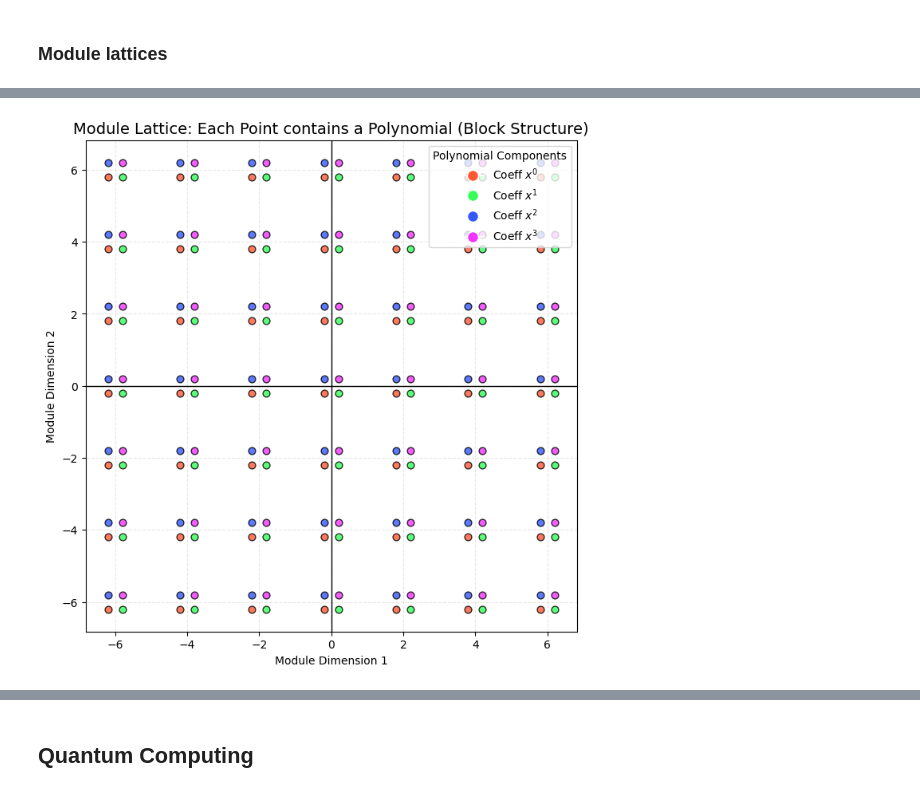
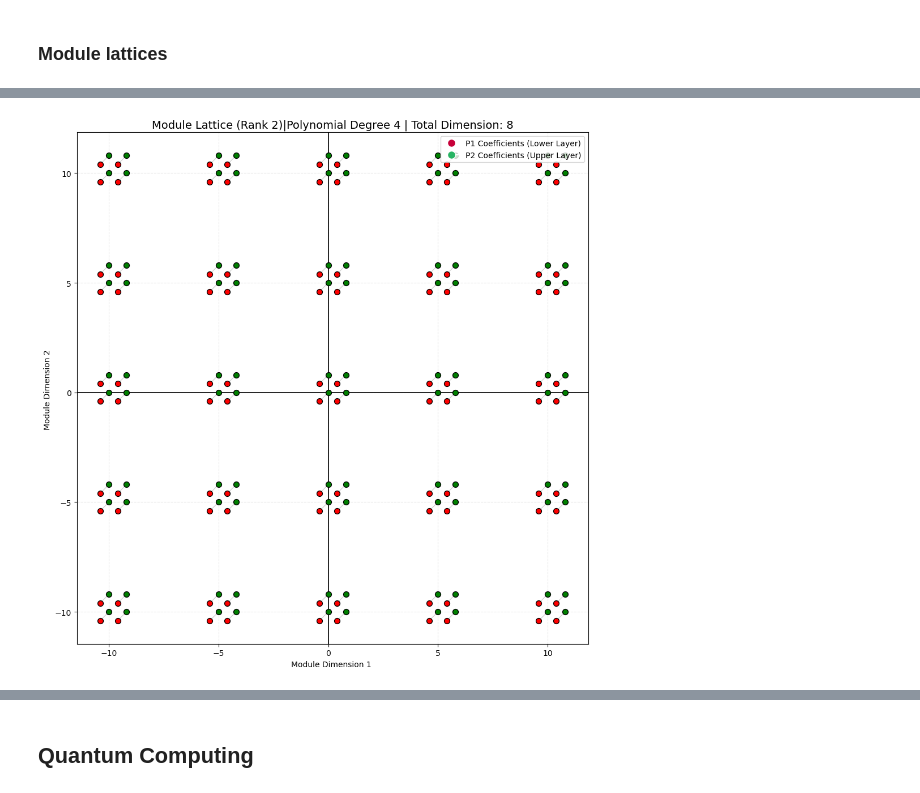
Before and after one commit to liliIvanova/SoftUniCources, a Jupyter notebook: Math_Concepts_for_Developers/Project/ML-DSA_Project.ipynb, the cells around one changed output, grey strips where cells are left out. Drawn from its saved outputs; the diff is of its cells as text; code cells hidden in the pictures.

Commit message:
Updated chapter "Lattices"
Updated chapter "Lattices". Added text and graphics fixed.

```diff
--- a/Math_Concepts_for_Developers/Project/ML-DSA_Project.ipynb
+++ b/Math_Concepts_for_Developers/Project/ML-DSA_Project.ipynb
@@ -396,44 +433,64 @@ plt.show()
 # %%
-# 1. Define Module Parameters
-rank = 2  # The "visible" dimension of the module grid
-poly_degree = 4  # Each lattice point is a polynomial (visualized here as 4 sub-points)
-grid_size = 3
-q = 13  # Modulus example
+# 1. Module Lattice Parameters
+rank = 2           # number of polynoms per each vector
+poly_degree = 4    # Number of coefficients per each polynom
+grid_size = 2
+spacing = 5        # Space between different vectors on the grid
 
-# 2. Generate Lattice Points
-# We create a grid of 'polynomials' (represented by small clusters of colored dots)
-fig, ax = plt.subplots(figsize=(10, 8))
+# 2. Settings
+fig, ax = plt.subplots(figsize=(12, 10))
 
-# Define colors for different polynomial coefficients
-colors = ['#FF5733', '#33FF57', '#3357FF', '#F333FF']
-
+# 3. Points generation
 for i in range(-grid_size, grid_size + 1):
     for j in range(-grid_size, grid_size + 1):
-        # Base coordinate for this 'Module Point'
-        base_x, base_y = i * 2, j * 2
+        # Base coordinates in 2-D space
+        base_x, base_y = i * spacing, j * spacing
 
-        # Plot the 'Internal Structure' of the Module Point
-        # In ML-DSA, this represents the polynomial coefficients at this lattice index
+        # Parameters of the cubic projection
+        side = 0.8       # Size of the cube side
+        shift = 0.4      # Offset for 3-D effect
+
+        # Calculate the positions of the 4 dots on low layer (Polynom 1)
+        p1_coords = []
         for k in range(poly_degree):
-            offset_x = (k % 2 - 0.5) * 0.4
-            offset_y = (k // 2 - 0.5) * 0.4
-            ax.scatter(base_x + offset_x, base_y + offset_y,
-                       color=colors[k], s=40, edgecolors='black', alpha=0.8)
+            dx = (k % 2 - 0.5) * side
+            dy = (k // 2 - 0.5) * side
+            p1_coords.append((base_x + dx, base_y + dy))
+            ax.scatter(base_x + dx, base_y + dy, color='red', s=50, edgecolors='black', zorder=3)
 
-# 3. Add Legend and Labels
+        # Calculate the positions of the 4 dots on Upper layer (Polynom 2)
+        p2_coords = []
+        for k in range(poly_degree):
+            dx = (k % 2 - 0.5) * side + shift
+            dy = (k // 2 - 0.5) * side + shift
+            p2_coords.append((base_x + dx, base_y + dy))
+            ax.scatter(base_x + dx, base_y + dy, color='green', s=50, edgecolors='black', zorder=4)
+
+        # Drawing of cubic lines for cubic effect
+        for k in range(4):
+            ax.plot([p1_coords[k][0], p2_coords[k][0]],
+                    [p1_coords[k][1], p2_coords[k][1]],
+                    color='gray', lw=0.8, alpha=0.4, zorder=2)
+
+# 4. Shaping the graphic
+ax.set_title(f"Module Lattice (Rank {rank})|Polynomial Degree {poly_degree} | Total Dimension: {rank * poly_degree}", fontsize=14)
+ax.set_xlabel("Module Dimension 1 ")
+ax.set_ylabel("Module Dimension 2 ")
+
+# Adding legend
 from matplotlib.lines import Line2D
-legend_elements = [Line2D([0], [0], marker='o', color='w', label=f'Coeff $x^{m}$',
-                          markerfacecolor=colors[m], markersize=10) for m in range(poly_degree)]
-ax.legend(handles=legend_elements, title="Polynomial Components", loc='upper right')
+legend_elements = [
+    Line2D([0], [0], marker='o', color='w', label='P1 Coefficients (Lower Layer)', markerfacecolor='#C70039', markersize=10),
+    Line2D([0], [0], marker='o', color='w', label='P2 Coefficients (Upper Layer)', markerfacecolor='#28B463', markersize=10)
+]
+ax.legend(handles=legend_elements, loc='upper right')
 
-# Formatting
-ax.set_title("Module Lattice: Each Point contains a Polynomial (Block Structure)", fontsize=14)
-ax.set_xlabel("Module Dimension 1")
-ax.set_ylabel("Module Dimension 2")
 ax.set_aspect('equal')
 ax.grid(True, linestyle='--', alpha=0.3)
-plt.axhline(0, color='black', lw=1)
-plt.axvline(0, color='black', lw=1)
+plt.axhline(0, color='black', lw=1.2)
+plt.axvline(0, color='black', lw=1.2)
+
+plt.tight_layout()
 plt.show()
 # %% [output]
-[figure, old version]
+[figure, new version]
```
Also changed, not shown: parts of 6 cells of this notebook.
